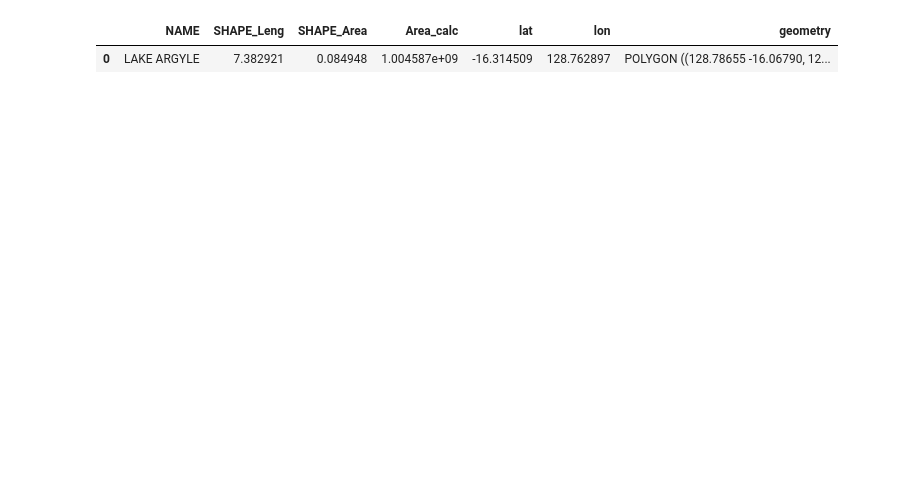
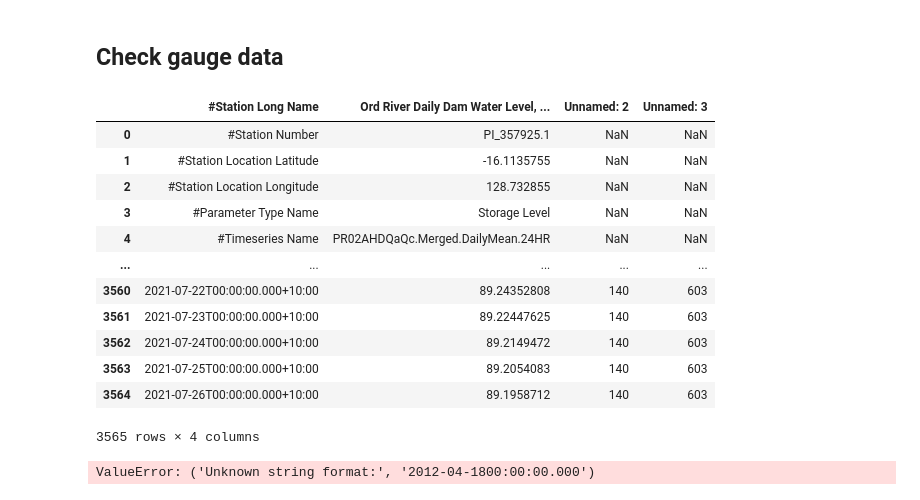
Before and after one commit to anchor228/Reservoirs_project, a Jupyter notebook: Argyle/Run_Argyle.ipynb, the cells around one changed output. Drawn from its saved outputs; the diff is of its cells as text; code cells hidden in the pictures; blank space fills up the shorter version.

```diff
--- a/Argyle/Run_Argyle.ipynb
+++ b/Argyle/Run_Argyle.ipynb
@@ -20,15 +20,30 @@ from datacube.utils import geometry
 from datacube.utils.geometry import CRS
 from datacube.utils import masking
 from datacube.helpers import ga_pq_fuser, write_geotiff
+# %% [markdown]
+## Check gauge data
+# %%
+df = pd.read_csv('Ord_River_NW_PI_357925.1.csv')
+df
+# %% [output]
+|  | #Station Long Name | Ord River Daily Dam Water Level, ... | Unnamed: 2 | Unnamed: 3 |
+| 0 | #Station Number | PI_357925.1 | NaN | NaN |
+| 1 | #Station Location Latitude | -16.1135755 | NaN | NaN |
+| 2 | #Station Location Longitude | 128.732855 | NaN | NaN |
+| 3 | #Parameter Type Name | Storage Level | NaN | NaN |
+| 4 | #Timeseries Name | PR02AHDQaQc.Merged.DailyMean.24HR | NaN | NaN |
+| ... | ... | ... | ... | ... |
+| 3560 | 2021-07-22T00:00:00.000+10:00 | 89.24352808 | 140 | 603 |
+| 3561 | 2021-07-23T00:00:00.000+10:00 | 89.22447625 | 140 | 603 |
+| 3562 | 2021-07-24T00:00:00.000+10:00 | 89.2149472 | 140 | 603 |
+| 3563 | 2021-07-25T00:00:00.000+10:00 | 89.2054083 | 140 | 603 |
+| 3564 | 2021-07-26T00:00:00.000+10:00 | 89.1958712 | 140 | 603 |
+3565 rows × 4 columns
 # %%
-gauge_data = pd.read_csv('Argyle/Ord_River_PI_357925.1.csv',
+gauge_data = pd.read_csv('Ord_River_NW_PI_357925.1.csv',
                 error_bad_lines = False, skiprows=9, escapechar='#',
                          parse_dates=['Timestamp'],
                          index_col=('Timestamp'),
                         date_parser=lambda x: pd.to_datetime(x.rsplit('+', 1)[0]))
-
-reservoir = gpd.read_file('Argyle.shp')
-reservoir
 # %% [output]
-|  | NAME | SHAPE_Leng | SHAPE_Area | Area_calc | lat | lon | geometry |
-| 0 | LAKE ARGYLE | 7.382921 | 0.084948 | 1.004587e+09 | -16.314509 | 128.762897 | POLYGON ((128.78655 -16.06790, 12... |
+ValueError: ('Unknown string format:', '2012-04-1800:00:00.000')
```
Also changed, not shown: parts of 9 cells of this notebook, 53 other files.
